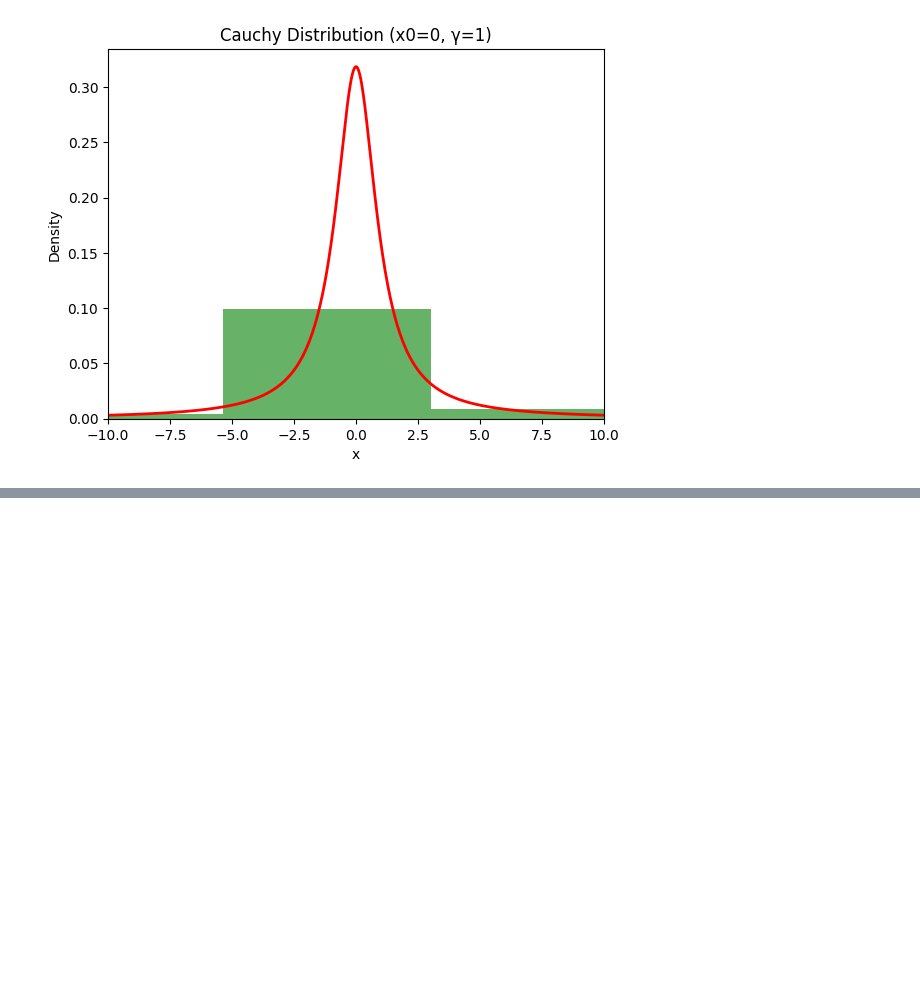
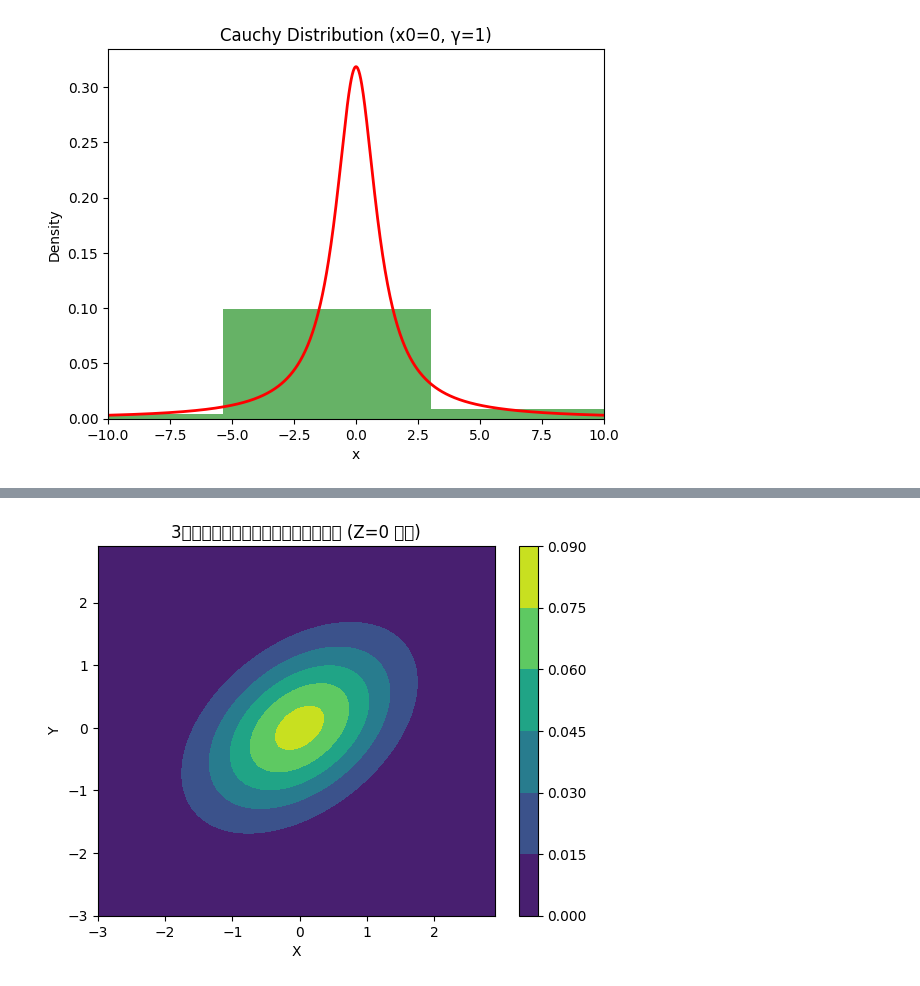
Before and after one commit to aramata3562/statistics_study, a Jupyter notebook: 統計学実践ワークブック/ch06.ipynb, the cells around one changed output, grey strips where cells are left out. Saved outputs shown, nothing was run; the diff lists cells and outputs as text; code cells hidden in the pictures; blank space fills up the shorter version.

```diff
--- a/統計学実践ワークブック/ch06.ipynb
+++ b/統計学実践ワークブック/ch06.ipynb
@@ -1040,0 +1173,33 @@ plt.show()
+# %%
+import numpy as np
+import matplotlib.pyplot as plt
+from scipy.stats import multivariate_normal
+
+# 平均ベクトルと共分散行列の定義
+mu = np.array([0, 0, 0])
+sigma = np.array([
+    [1, 0.5, 0.3],
+    [0.5, 1, 0.4],
+    [0.3, 0.4, 1]
+])
+
+# 3次元多変量正規分布の定義
+rv = multivariate_normal(mean=mu, cov=sigma)
+
+# グリッド作成（2次元に投影してプロット）
+x, y = np.mgrid[-3:3:.1, -3:3:.1]
+pos = np.dstack((x, y, np.zeros_like(x)))
+
+# 確率密度関数の計算
+z = rv.pdf(pos)
+
+# プロット
+fig, ax = plt.subplots()
+contour = ax.contourf(x, y, z, cmap='viridis')
+fig.colorbar(contour)
+plt.title('3次元多変量正規分布の確率密度関数 (Z=0 平面)')
+plt.xlabel('X')
+plt.ylabel('Y')
+plt.show()
+# %% [output]
+[figure, added]
```
Also changed, not shown: parts of 7 cells of this notebook, 2 other files.
